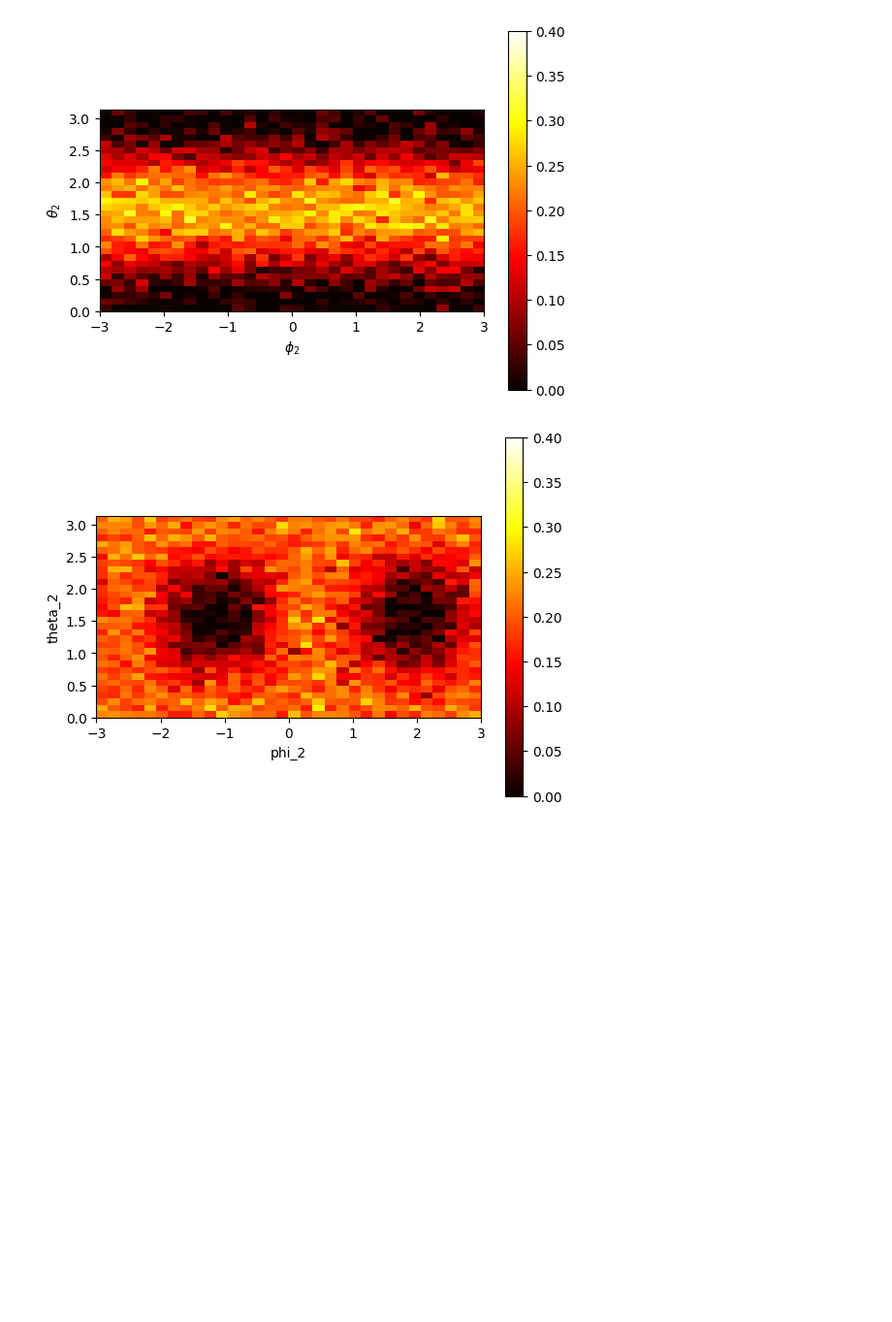
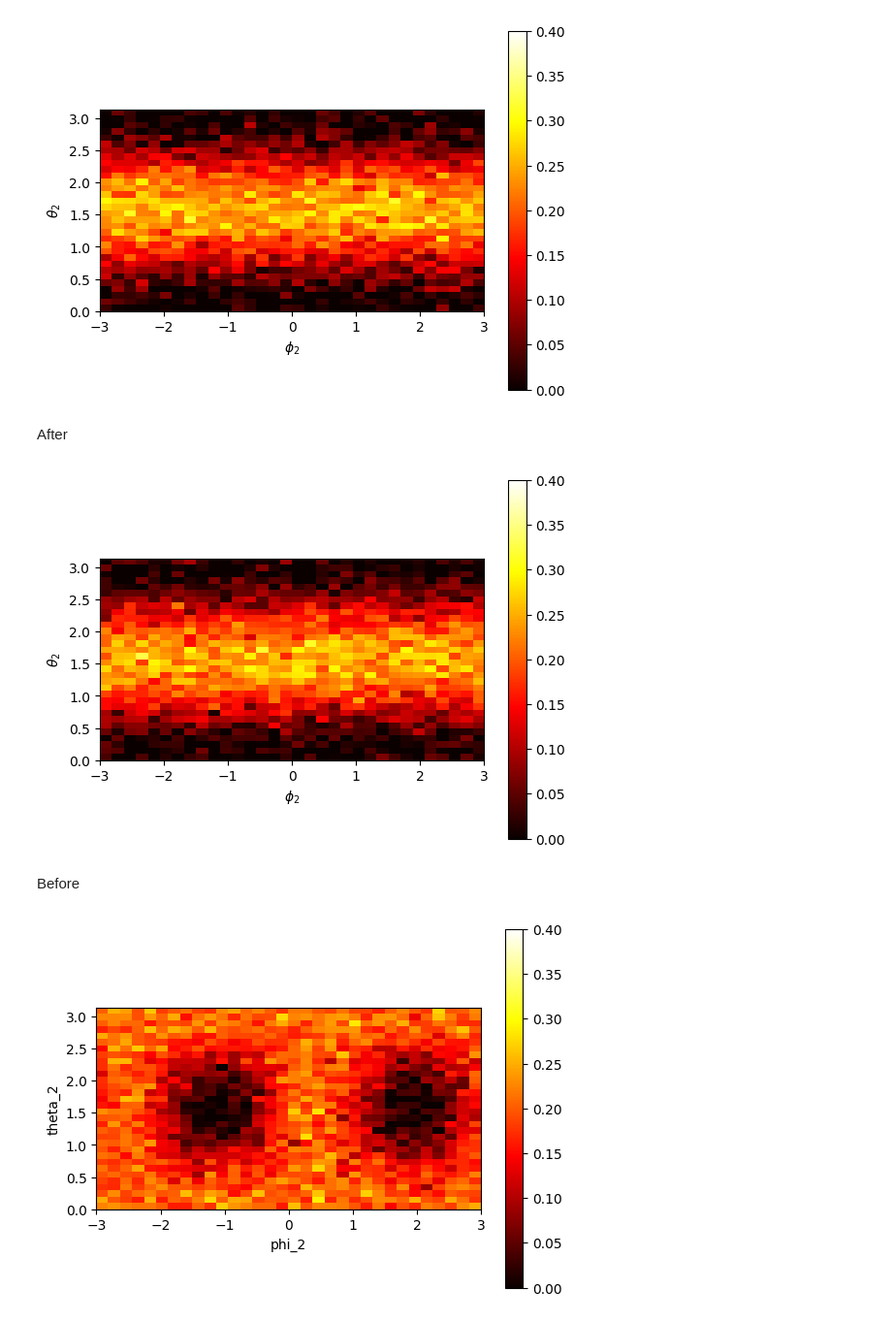
Before and after one commit to macintol/quantum-code, a Jupyter notebook: fullyVariable.ipynb, the cells around one changed output. Shown at 97% size. Drawn from its saved outputs; the diff is of its cells as text; code cells hidden in the pictures; blank space fills up the shorter version.

```diff
--- a/fullyVariable.ipynb
+++ b/fullyVariable.ipynb
@@ -182,6 +193,15 @@ cost_mat, params = run_simulation(0, "var", 0, "var", 2)
 visualize_cost(cost_mat, params)
 # %% [output]
 [figure]
+# %% [markdown]
+After
+# %%
+cost_mat, params = run_simulation(0, "var", 0, "var", 2)
+visualize_cost(cost_mat, params)
+# %% [output]
+[figure, added]
+# %% [markdown]
+Before
 # %%
 cost_mat, params = run_simulation(0, "var", 0.5*np.pi, "var")
 visualize_cost(cost_mat, params)
```
Also changed, not shown: parts of 8 cells of this notebook, 2 other files.
